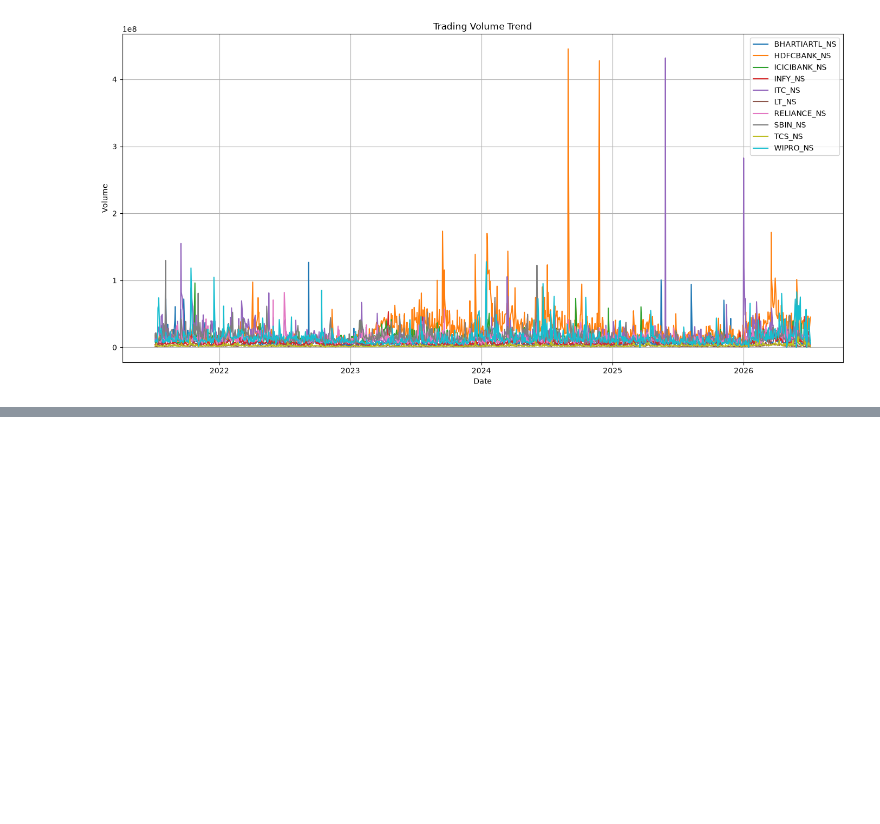
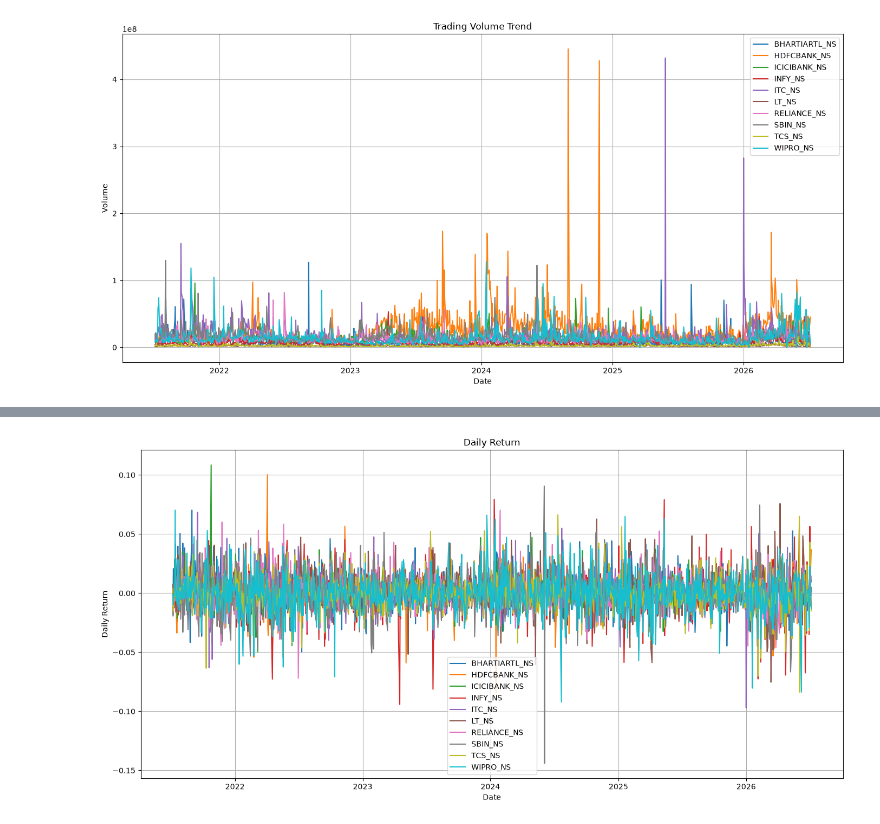
Before and after one commit to komolikadagare25/Portfolio-recommendation-system, a Jupyter notebook: ml/notebooks/EDA.ipynb, the cells around one changed output, grey strips where cells are left out. Cells and saved outputs as stored; diff of their text form; code cells hidden in the pictures; blank space fills up the shorter version.

Commit message:
Complete EDA pipeline with statistical analysis and visualizations

```diff
--- a/ml/notebooks/EDA.ipynb
+++ b/ml/notebooks/EDA.ipynb
@@ -161,0 +170,8 @@ plt.show()
+# %%
+import numpy as np
+
+adj_close_df = pd.DataFrame(
+    {ticker: df.set_index("Date")["Adj Close"] for ticker, df in stock_data.items()}
+)
+
+adj_close_df.head()
@@ -161,0 +192,19 @@ plt.show()
+# %%
+daily_return_df = adj_close_df.pct_change()
+
+plt.figure(figsize=(14, 7))
+
+for ticker in daily_return_df.columns:
+    plt.plot(daily_return_df.index, daily_return_df[ticker], label=ticker)
+
+plt.title("Daily Return")
+plt.xlabel("Date")
+plt.ylabel("Daily Return")
+plt.legend()
+plt.grid(True)
+plt.tight_layout()
+
+plt.savefig(FIGURES_DIR / "daily_return.png")
+plt.show()
+# %% [output]
+[figure, added]
```
Also changed, not shown: parts of 15 cells of this notebook, 7 other files.
